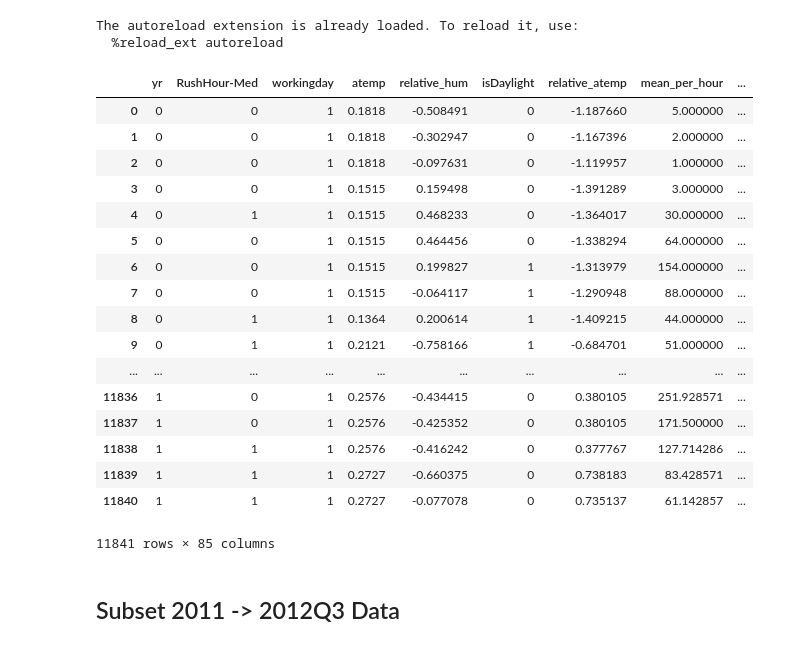
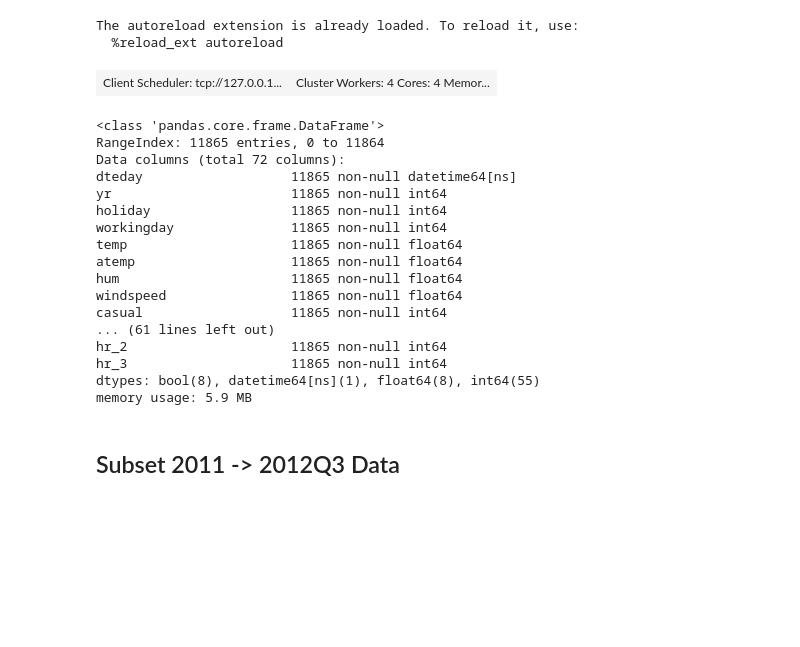
Before and after one commit to rahico91/Bike_Prediction_Python_group_project, a Jupyter notebook: Bike-Sharing-Dataset 2/3. Modeling for weekdays.ipynb, the cells around one changed output. Saved outputs shown, nothing was run; the diff lists cells and outputs as text; code cells hidden in the pictures; blank space fills up the shorter version.

```diff
--- a/Bike-Sharing-Dataset 2/3. Modeling for weekdays.ipynb
+++ b/Bike-Sharing-Dataset 2/3. Modeling for weekdays.ipynb
@@ -20,31 +20,36 @@ warnings.simplefilter(action='ignore')
 # %% [output]
 The autoreload extension is already loaded. To reload it, use:
   %reload_ext autoreload
+# %%
+from dask.distributed import Client
+client = Client()
+client
+# %% [output]
+| Client Scheduler: tcp://127.0.0.1... | Cluster Workers: 4 Cores: 4 Memor... |
 # %%
 # Load datasets
 wd_h = dd.read_csv('./workingdays_data_prepared.csv')
 wd_h['dteday']=dd.to_datetime(wd_h.dteday ,unit='ns')
 # %%
-wd_h.compute()
+wd_h.compute().info()
 # %% [output]
-|  | yr | RushHour-Med | workingday | atemp | relative_hum | isDaylight | relative_atemp | mean_per_hour | ... |
-| 0 | 0 | 0 | 1 | 0.1818 | -0.508491 | 0 | -1.187660 | 5.000000 | ... |
-| 1 | 0 | 0 | 1 | 0.1818 | -0.302947 | 0 | -1.167396 | 2.000000 | ... |
-| 2 | 0 | 0 | 1 | 0.1818 | -0.097631 | 0 | -1.119957 | 1.000000 | ... |
-| 3 | 0 | 0 | 1 | 0.1515 | 0.159498 | 0 | -1.391289 | 3.000000 | ... |
-| 4 | 0 | 1 | 1 | 0.1515 | 0.468233 | 0 | -1.364017 | 30.000000 | ... |
-| 5 | 0 | 0 | 1 | 0.1515 | 0.464456 | 0 | -1.338294 | 64.000000 | ... |
-| 6 | 0 | 0 | 1 | 0.1515 | 0.199827 | 1 | -1.313979 | 154.000000 | ... |
-| 7 | 0 | 0 | 1 | 0.1515 | -0.064117 | 1 | -1.290948 | 88.000000 | ... |
-| 8 | 0 | 1 | 1 | 0.1364 | 0.200614 | 1 | -1.409215 | 44.000000 | ... |
-| 9 | 0 | 1 | 1 | 0.2121 | -0.758166 | 1 | -0.684701 | 51.000000 | ... |
-| ... | ... | ... | ... | ... | ... | ... | ... | ... | ... |
-| 11836 | 1 | 0 | 1 | 0.2576 | -0.434415 | 0 | 0.380105 | 251.928571 | ... |
-| 11837 | 1 | 0 | 1 | 0.2576 | -0.425352 | 0 | 0.380105 | 171.500000 | ... |
-| 11838 | 1 | 1 | 1 | 0.2576 | -0.416242 | 0 | 0.377767 | 127.714286 | ... |
-| 11839 | 1 | 1 | 1 | 0.2727 | -0.660375 | 0 | 0.738183 | 83.428571 | ... |
-| 11840 | 1 | 1 | 1 | 0.2727 | -0.077078 | 0 | 0.735137 | 61.142857 | ... |
-11841 rows × 85 columns
+<class 'pandas.core.frame.DataFrame'>
+RangeIndex: 11865 entries, 0 to 11864
+Data columns (total 72 columns):
+dteday                   11865 non-null datetime64[ns]
+yr                       11865 non-null int64
+holiday                  11865 non-null int64
+workingday               11865 non-null int64
+temp                     11865 non-null float64
+atemp                    11865 non-null float64
+hum                      11865 non-null float64
+windspeed                11865 non-null float64
+casual                   11865 non-null int64
+... (61 lines left out)
+hr_2                     11865 non-null int64
+hr_3                     11865 non-null int64
+dtypes: bool(8), datetime64[ns](1), float64(8), int64(55)
+memory usage: 5.9 MB
 # %% [markdown]
 ## Subset 2011 -> 2012Q3 Data
 # %% [markdown]
```
Also changed, not shown: parts of 10 cells of this notebook, 19 other files.
